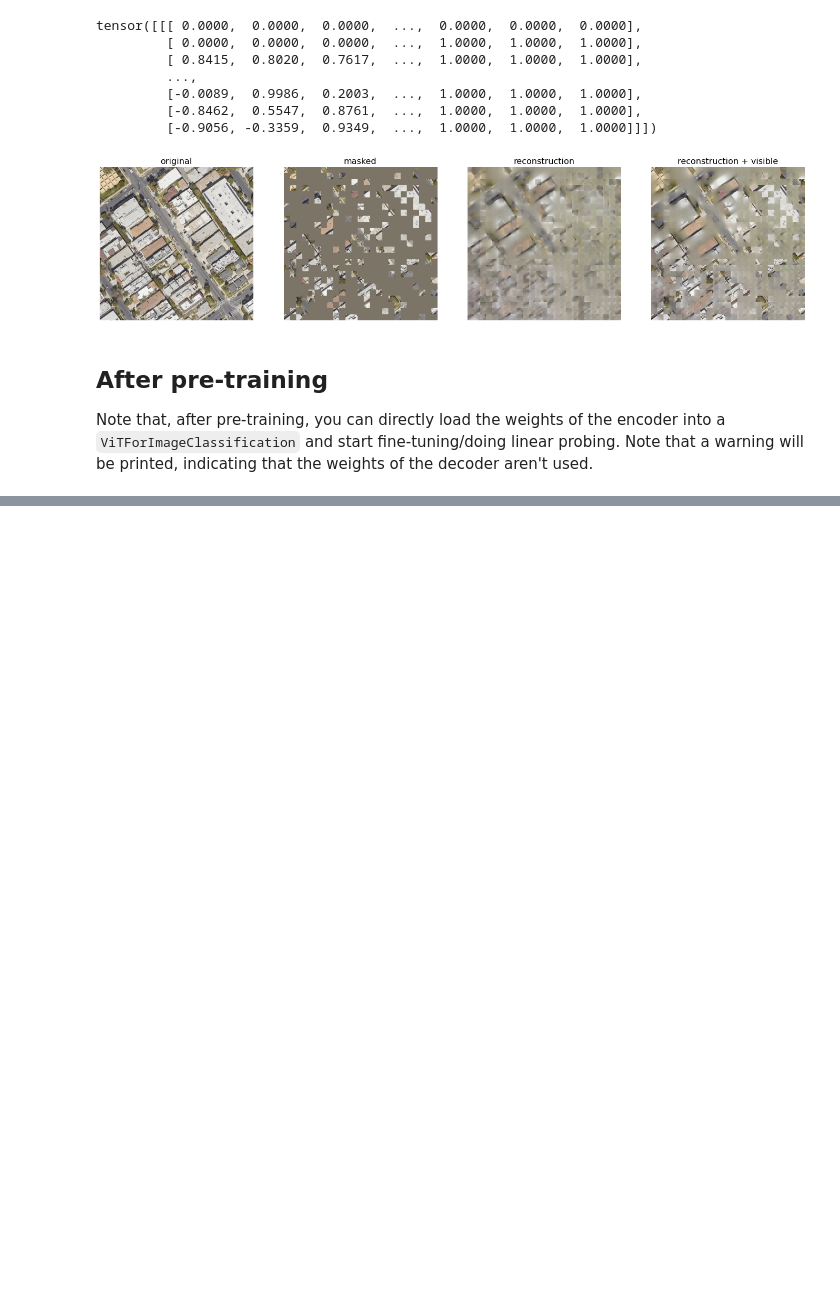
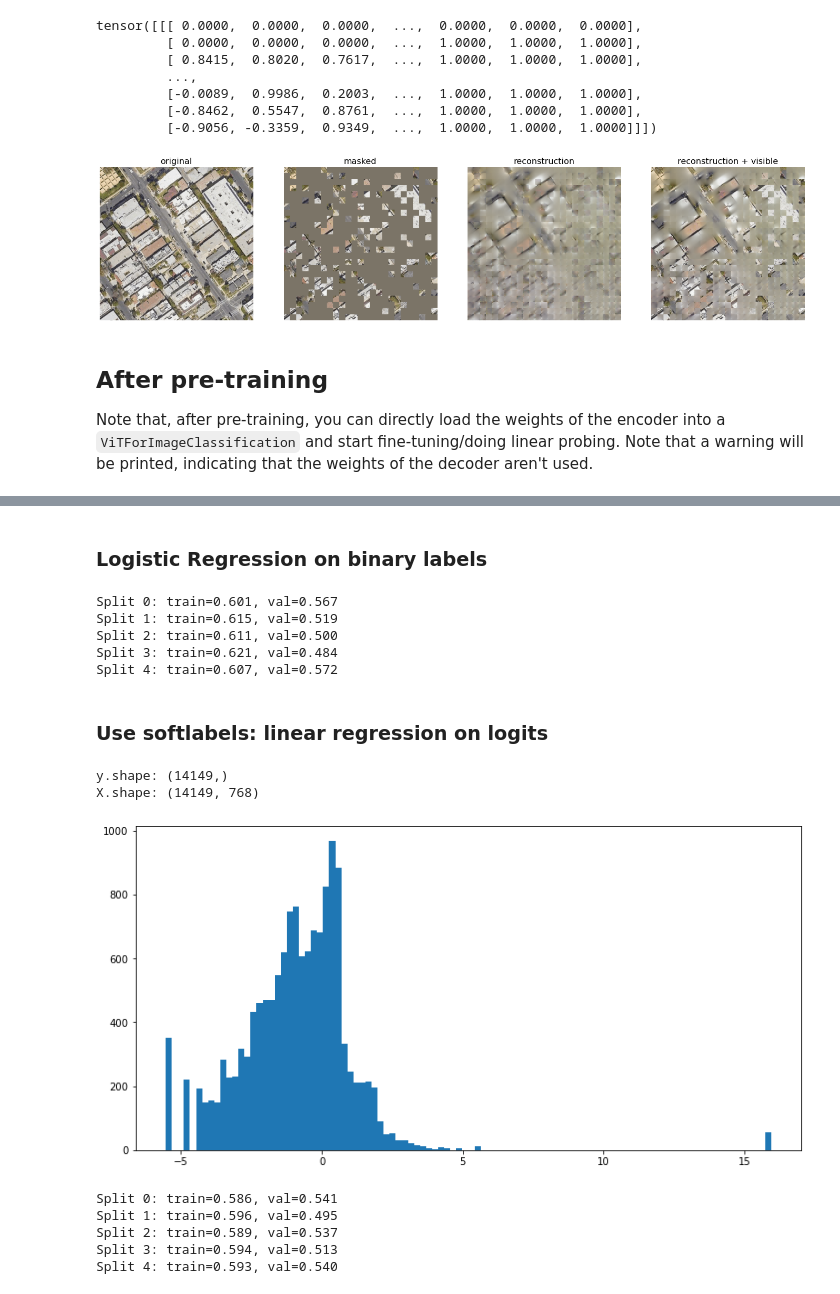
Before and after one commit to jjurm/road-segmentation, a Jupyter notebook: ViT_MAE_embeddings.ipynb, the cells around one changed output, grey strips where cells are left out. Drawn from its saved outputs; the diff is of its cells as text; code cells hidden in the pictures; blank space fills up the shorter version.

```diff
--- a/ViT_MAE_visualization_demo.ipynb
+++ b/ViT_MAE_embeddings.ipynb
@@ -195,0 +239,70 @@ from transformers import ViTForImageClassification
+# %% [markdown]
+### Logistic Regression on binary labels
+# %%
+from sklearn.preprocessing import StandardScaler
+from sklearn.linear_model import LogisticRegression as LogReg
+from sklearn.model_selection import StratifiedKFold, KFold
+from sklearn.metrics import accuracy_score
+
+scaler = StandardScaler()
+X = scaler.fit_transform(embs)
+y = np.ndarray(lbls > 0.25)
+
+folds = StratifiedKFold(n_splits=5)
+for i, (train_idx, val_idx) in enumerate(folds.split(X, y)):
+    X_train, X_val = X[train_idx, :], X[val_idx, :]
+    y_train, y_val = y[train_idx], y[val_idx]
+
+    clf = LogReg(class_weight='balanced', max_iter=1e5)
+    clf.fit(X_train, y_train)
+
+    acc_train = accuracy_score(y_train, clf.predict(X_train))
+    acc_val = accuracy_score(y_val, clf.predict(X_val))
+    print(f'Split {i}: train={acc_train:.3f}, val={acc_val:.3f}')
+# %% [output]
+Split 0: train=0.601, val=0.567
+Split 1: train=0.615, val=0.519
+Split 2: train=0.611, val=0.500
+Split 3: train=0.621, val=0.484
+Split 4: train=0.607, val=0.572
+# %% [markdown]
+### Use softlabels: linear regression on logits
+# %%
+from scipy.special import logit, expit
+
+eps = 1e-7
+X = scaler.fit_transform(embs[lbls>0])
+y = np.array(lbls[lbls>0].clip(eps, 1-eps).apply(logit))
+plt.hist(y, bins = 100)
+
+print(f'y.shape: {y.shape}')
+print(f'X.shape: {X.shape}')
+# %% [output]
+y.shape: (14149,)
+X.shape: (14149, 768)
+[figure, added]
+# %%
+from sklearn.linear_model import LinearRegression as LinReg
+
+def log_accuracy(y_true, y_pred, thresh=0.25):
+    y_true = expit(y_true) > thresh
+    y_pred = expit(y_pred) > thresh
+    return accuracy_score(y_true, y_pred)
+
+folds = KFold(n_splits=5)
+for i, (train_idx, val_idx) in enumerate(folds.split(X, y)):
+    X_train, X_val = X[train_idx, :], X[val_idx, :]
+    y_train, y_val = y[train_idx], y[val_idx]
+
+    clf = LinReg()
+    clf.fit(X_train, y_train)
+
+    acc_train = log_accuracy(y_train, clf.predict(X_train))
+    acc_val = log_accuracy(y_val, clf.predict(X_val))
+    print(f'Split {i}: train={acc_train:.3f}, val={acc_val:.3f}')
+# %% [output]
+Split 0: train=0.586, val=0.541
+Split 1: train=0.596, val=0.495
+Split 2: train=0.589, val=0.537
+Split 3: train=0.594, val=0.513
+Split 4: train=0.593, val=0.540
```
Also changed, not shown: parts of 4 cells of this notebook, 1 other file.
